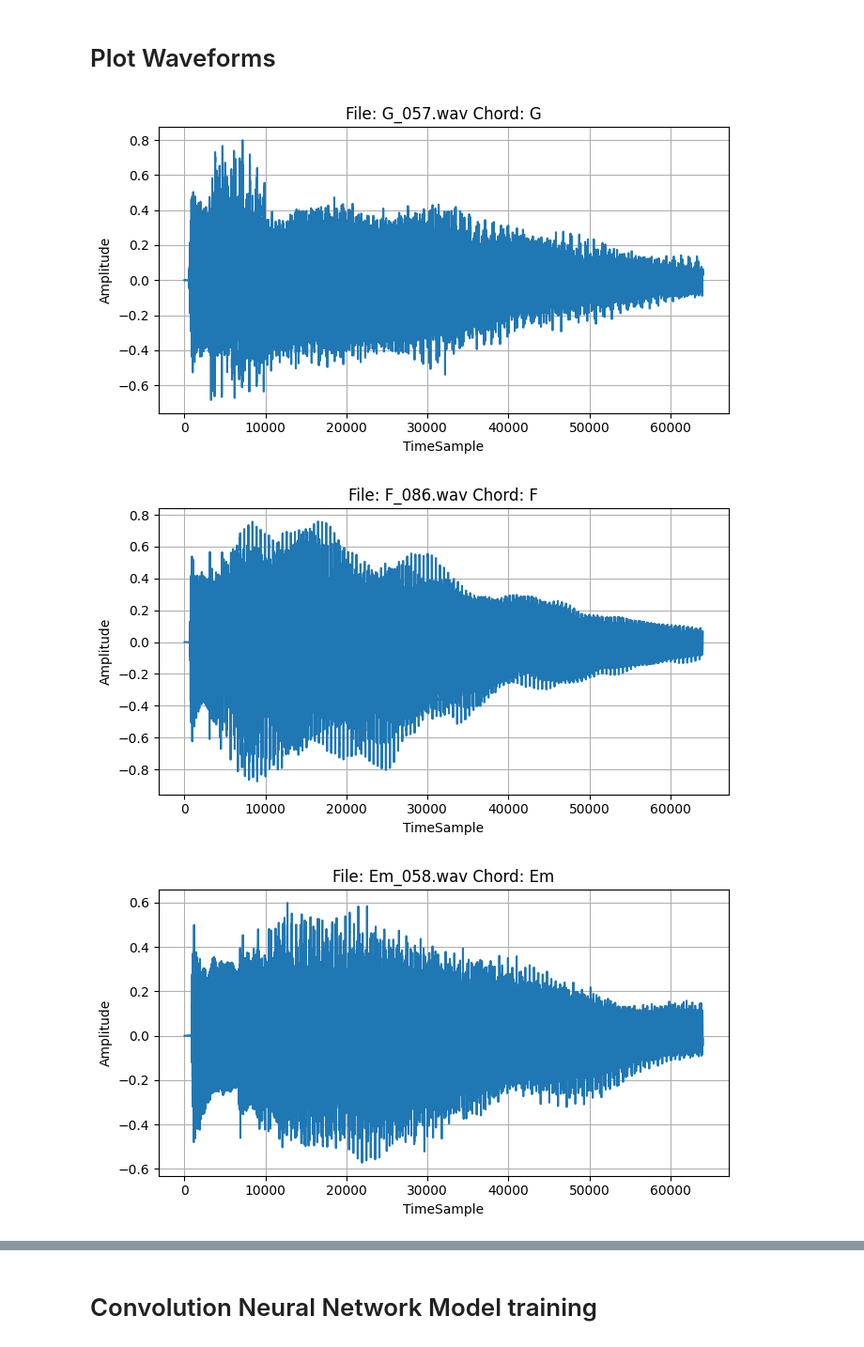
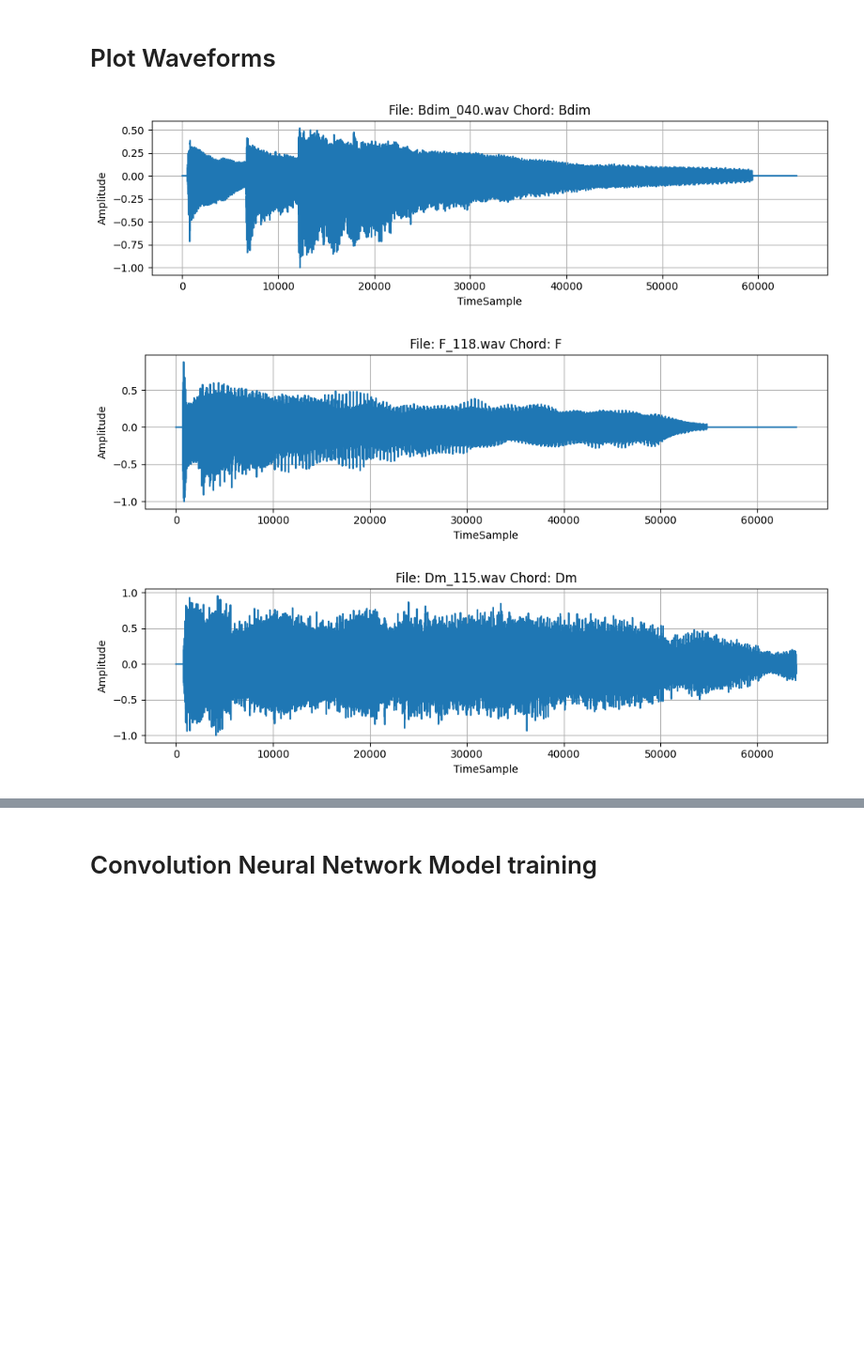
Before and after one commit to Shaneburk3/ChordApp, a Jupyter notebook: notebooks/chordexplorer_ml.ipynb, the cells around one changed output, grey strips where cells are left out. Shown at 94% size. Drawn from its saved outputs; the diff is of its cells as text; code cells hidden in the pictures; blank space fills up the shorter version.

```diff
--- a/notebooks/chordexplorer_ml.ipynb
+++ b/notebooks/chordexplorer_ml.ipynb
@@ -236,7 +236,7 @@ C:\Users\shane\Documents\GitHub\Chord_App\audio_data\data\Test\Am\Am_006.wav
 
 
 #Set length of all audios, to 64000 (2 seconds) so the diagrams are uniform by take a folder path
-def create_waveforms(folder_path, target_sr=22050, target_len=64000):
+def create_waveforms(folder_path, target_sr=16000, target_len=64000):
 
     audios = []
     labels = []
@@ -257,6 +257,8 @@ def create_waveforms(folder_path, target_sr=22050, target_len=64000):
             original_len.append(y.shape)
             # trim audio frames with no noise, less than 20 decibels
             y_trimmed, _ = librosa.effects.trim(y, top_db=20)
+            # scale waveforms to standard range
+            y_trimmed = y_trimmed / np.max(np.abs(y_trimmed))
             # Set length to 64000
             y_fixed = librosa.util.fix_length(y_trimmed, size=target_len)
             audios.append(y_fixed)
@@ -363,19 +365,19 @@ Train total:  320
 # %%
 import random
 
 training_samples = random.sample(range(len(audios)), 5)
 
 for i in training_samples:
     plot_title = (f"File: {file_names[i]} Chord: {index_to_label.get(labels[i])}")
-    plt.figure(figsize=(7, 4))
+    plt.figure(figsize=(10, 3))
     plt.plot(audios[i])
     plt.title(plot_title)
     plt.xlabel("TimeSample")
     plt.ylabel("Amplitude")
     plt.grid(True)
     plt.tight_layout()
     plt.show()
 # %% [output]
-[figure, old version]
+[figure, new version]
-[figure, old version]
+[figure, new version]
-[figure, old version]
+[figure, new version]
```
Also changed, not shown: parts of 14 cells of this notebook, 23 other files.
